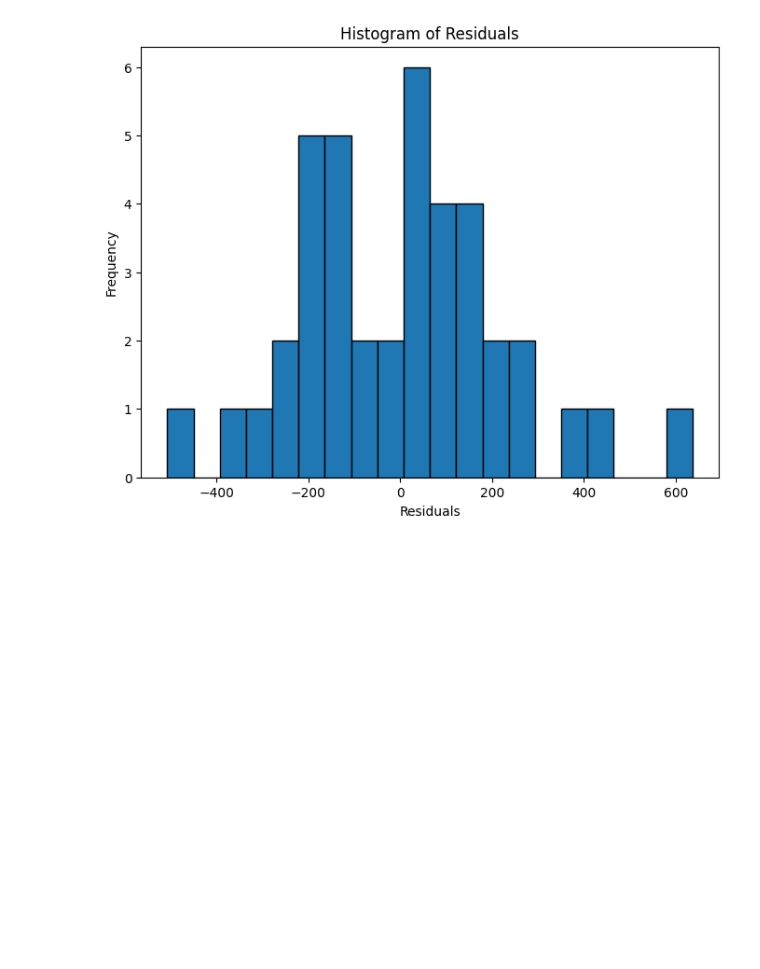
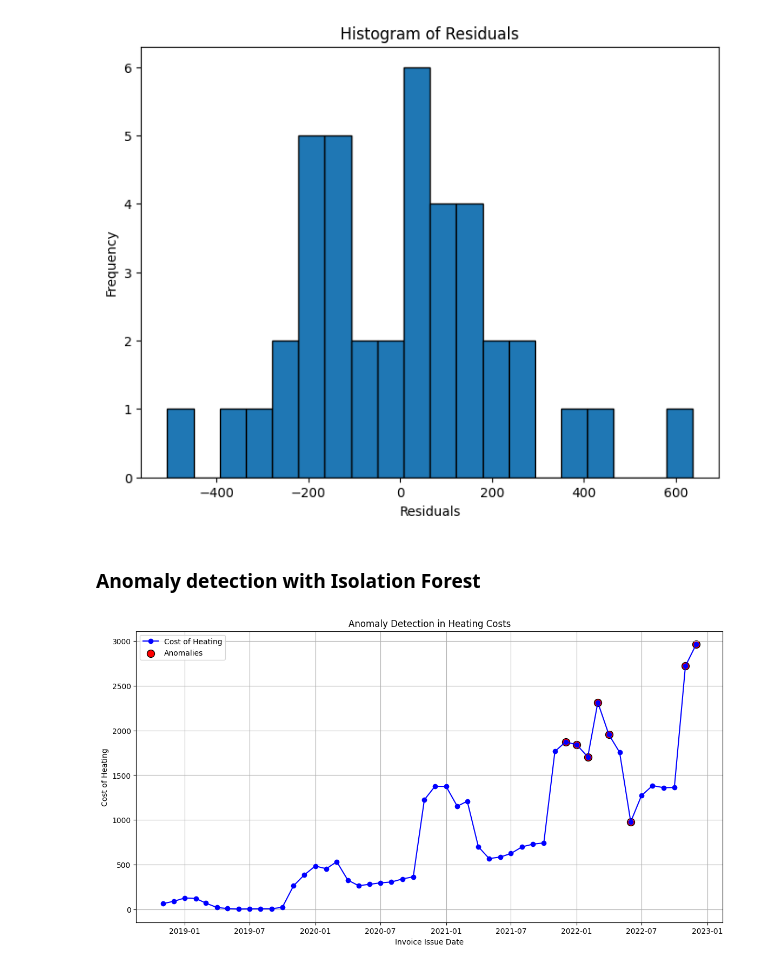
Before and after one commit to MKastek/time-series-notes, a Jupyter notebook: cost_of_heating_time_series.ipynb, the cells around one changed output. Drawn from its saved outputs; the diff is of its cells as text; code cells hidden in the pictures; blank space fills up the shorter version.

```diff
--- a/cost_of_heating_time_series.ipynb
+++ b/cost_of_heating_time_series.ipynb
@@ -188,3 +209,5 @@ plt.show()
 ADF Statistic: -5.391757379701369
 p-value: 3.5248764803040807e-06
 [figure]
+# %% [markdown]
+### Anomaly detection with Isolation Forest
@@ -190,0 +216,20 @@ p-value: 3.5248764803040807e-06
+# %%
+model = IsolationForest(random_state=42,contamination=0.15)
+df['anomaly'] = model.fit_predict(df[['cost of heating']])
+
+# Mark anomalies
+df['is_anomaly'] = df['anomaly'] == -1
+
+# Plot the data
+plt.figure(figsize=(14, 7))
+plt.plot(df['invoice issue date'], df['cost of heating'], label='Cost of Heating', color='blue', marker='o')
+plt.scatter(df['invoice issue date'][df['is_anomaly']], df['cost of heating'][df['is_anomaly']],
+            color='red', label='Anomalies', s=100, edgecolor='black')
+plt.title('Anomaly Detection in Heating Costs')
+plt.xlabel('Invoice Issue Date')
+plt.ylabel('Cost of Heating')
+plt.legend()
+plt.grid()
+plt.show()
+# %% [output]
+[figure, added]
```
Also changed, not shown: parts of 17 cells of this notebook.
